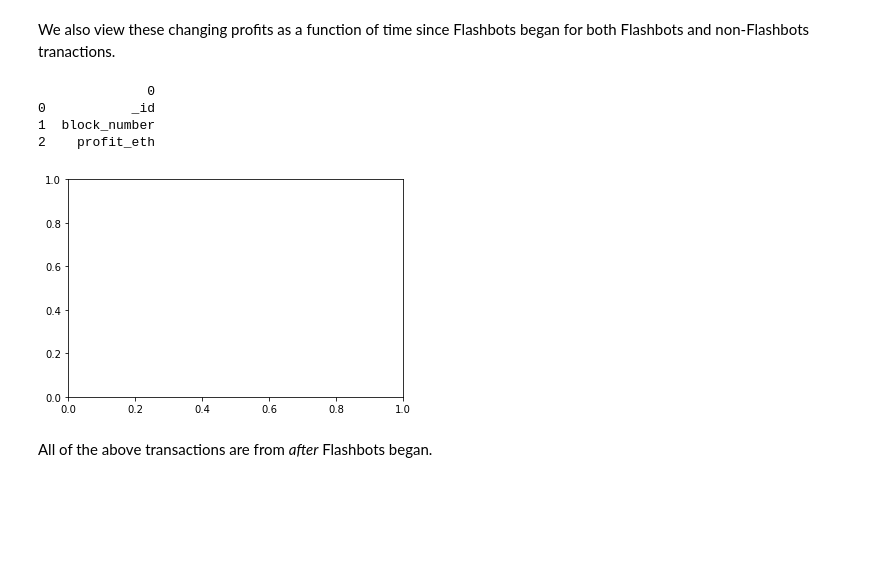
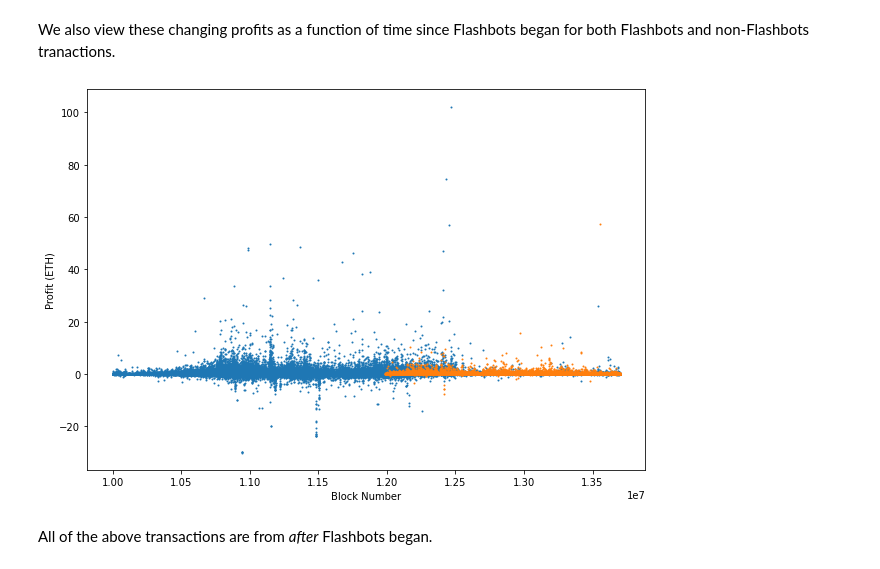
Before and after one commit to a-flashbot-in-the-pan/a-flashbot-in-the-pan, a Jupyter notebook: FlashbotsAnalysis.ipynb, the cells around one changed output. Cells and saved outputs as stored; diff of their text form; code cells hidden in the pictures; blank space fills up the shorter version.

Commit message:
Add new plots

```diff
--- a/FlashbotsAnalysis.ipynb
+++ b/FlashbotsAnalysis.ipynb
@@ -201,16 +203,19 @@ We also view these changing profits as a function of time since Flashbots began
 # %%
 fig, ax = plt.subplots()
 fig.patch.set_facecolor('white')
+fig.set_figwidth(10)
+fig.set_figheight(7)
 
-non_fb_after_df = pd.DataFrame(list(confirmed_mevs.find_one(non_fb_after_query, {"block_number":1, "profit_eth":1})))
+non_fb_after_df = pd.DataFrame(list(confirmed_mevs.find(is_non_flashbots_query, {"block_number":1, "profit_eth":1})))
 fb_after_df = pd.DataFrame(list(confirmed_mevs.find(is_fb_after_fb_query, {"block_number":1, "profit_eth":1})))
-#ax.scatter(non_fb_after_df.block_number, non_fb_after_df.profit_eth)
-print(non_fb_after_df)
+ax.scatter(non_fb_after_df.block_number, non_fb_after_df.profit_eth, s=1)
+ax.scatter(fb_after_df.block_number, fb_after_df.profit_eth, s=1)
+plt.xlabel("Block Number")
+plt.ylabel("Profit (ETH)")
+#plt.yscale('log')
+#print(fb_after)
+plt.show()
 # %% [output]
-              0
-0           _id
-1  block_number
-2    profit_eth
-[figure, old version]
+[figure, new version]
 # %% [markdown]
 All of the above transactions are from _after_ Flashbots began.
```
Also changed, not shown: parts of 4 cells of this notebook.
